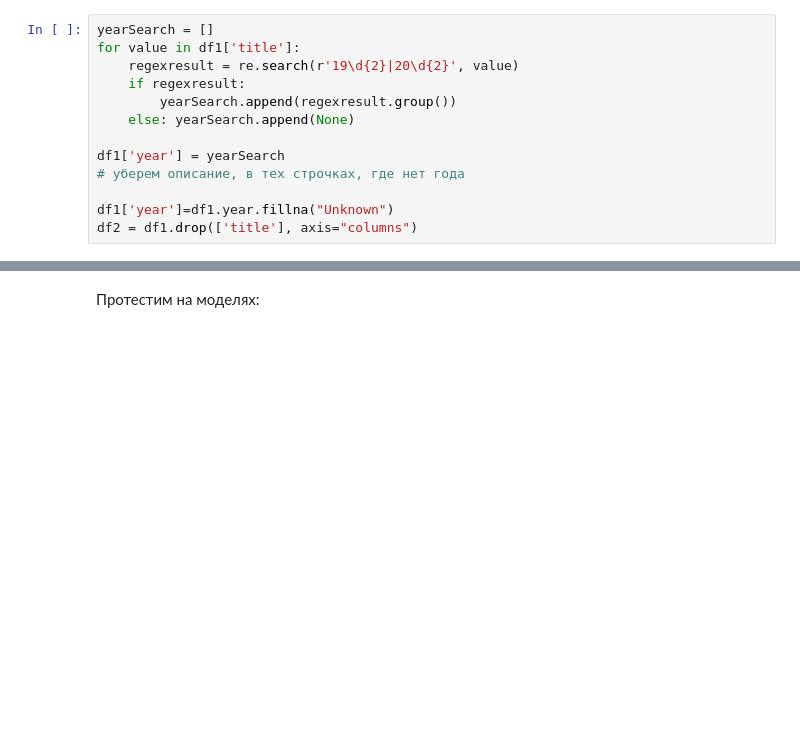
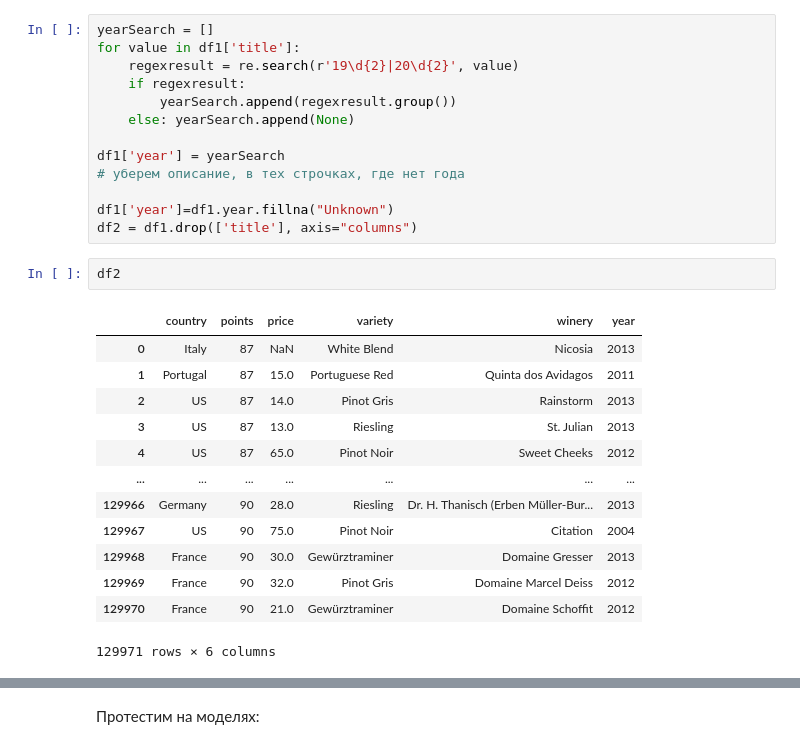
Before and after one commit to avdosev/7-semestr, a Jupyter notebook: AI System/sem/Untitled.ipynb, the cells around one changed output, grey strips where cells are left out. Cells and saved outputs as stored; diff of their text form; blank space fills up the shorter version.

```diff
--- a/AI System/sem/Untitled.ipynb
+++ b/AI System/sem/Untitled.ipynb
@@ -68,6 +64,22 @@ df1['year'] = yearSearch
 
 df1['year']=df1.year.fillna("Unknown")
 df2 = df1.drop(['title'], axis="columns")
+# %%
+df2
+# %% [output]
+|  | country | points | price | variety | winery | year |
+| 0 | Italy | 87 | NaN | White Blend | Nicosia | 2013 |
+| 1 | Portugal | 87 | 15.0 | Portuguese Red | Quinta dos Avidagos | 2011 |
+| 2 | US | 87 | 14.0 | Pinot Gris | Rainstorm | 2013 |
+| 3 | US | 87 | 13.0 | Riesling | St. Julian | 2013 |
+| 4 | US | 87 | 65.0 | Pinot Noir | Sweet Cheeks | 2012 |
+| ... | ... | ... | ... | ... | ... | ... |
+| 129966 | Germany | 90 | 28.0 | Riesling | Dr. H. Thanisch (Erben Müller-Bur... | 2013 |
+| 129967 | US | 90 | 75.0 | Pinot Noir | Citation | 2004 |
+| 129968 | France | 90 | 30.0 | Gewürztraminer | Domaine Gresser | 2013 |
+| 129969 | France | 90 | 32.0 | Pinot Gris | Domaine Marcel Deiss | 2012 |
+| 129970 | France | 90 | 21.0 | Gewürztraminer | Domaine Schoffit | 2012 |
+129971 rows × 6 columns
 # %%
 df2 = df2.dropna(subset=["variety"])
 df2.year = df2.year.apply(lambda x: x.strip())
```
Also changed, not shown: parts of 23 cells of this notebook, 3 other files.
